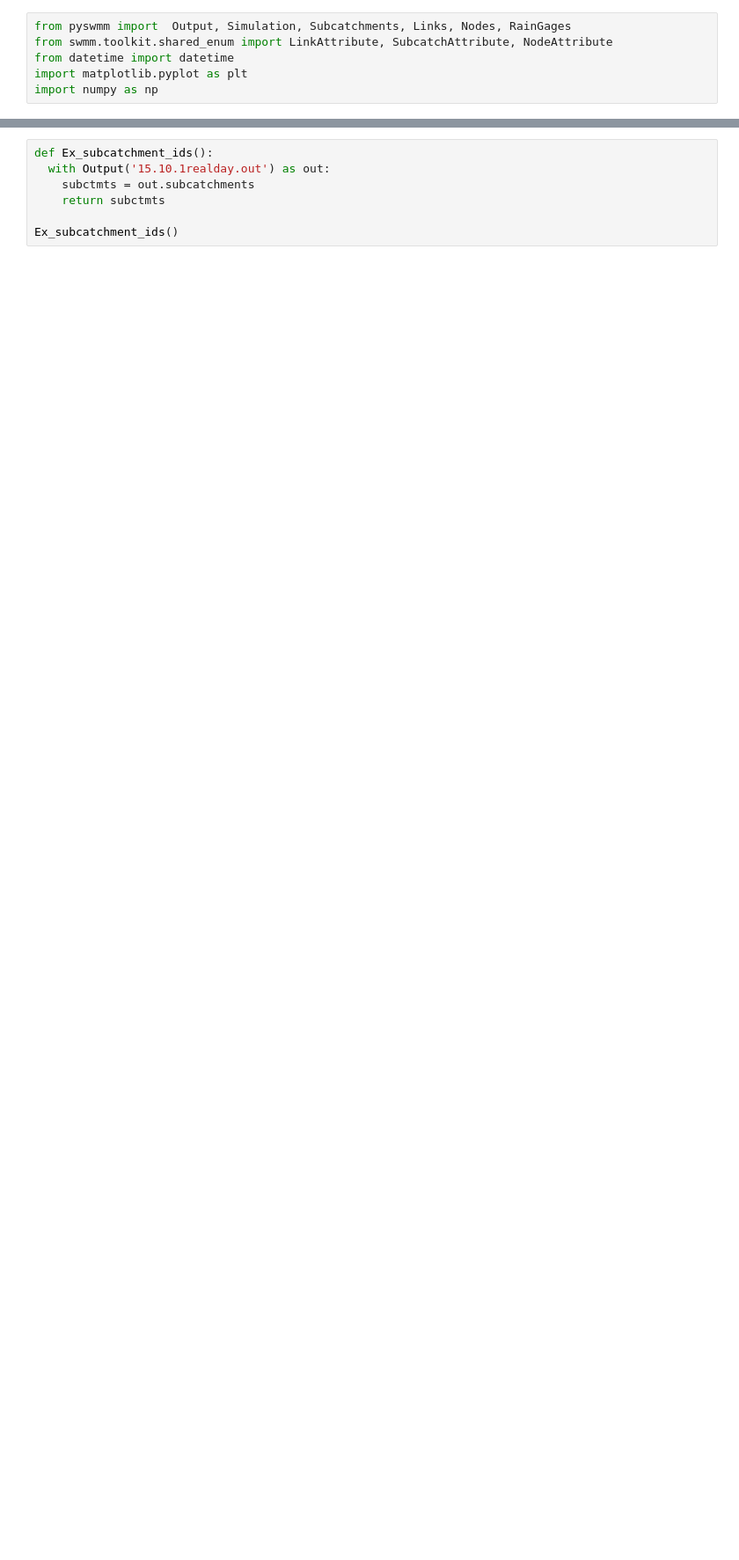
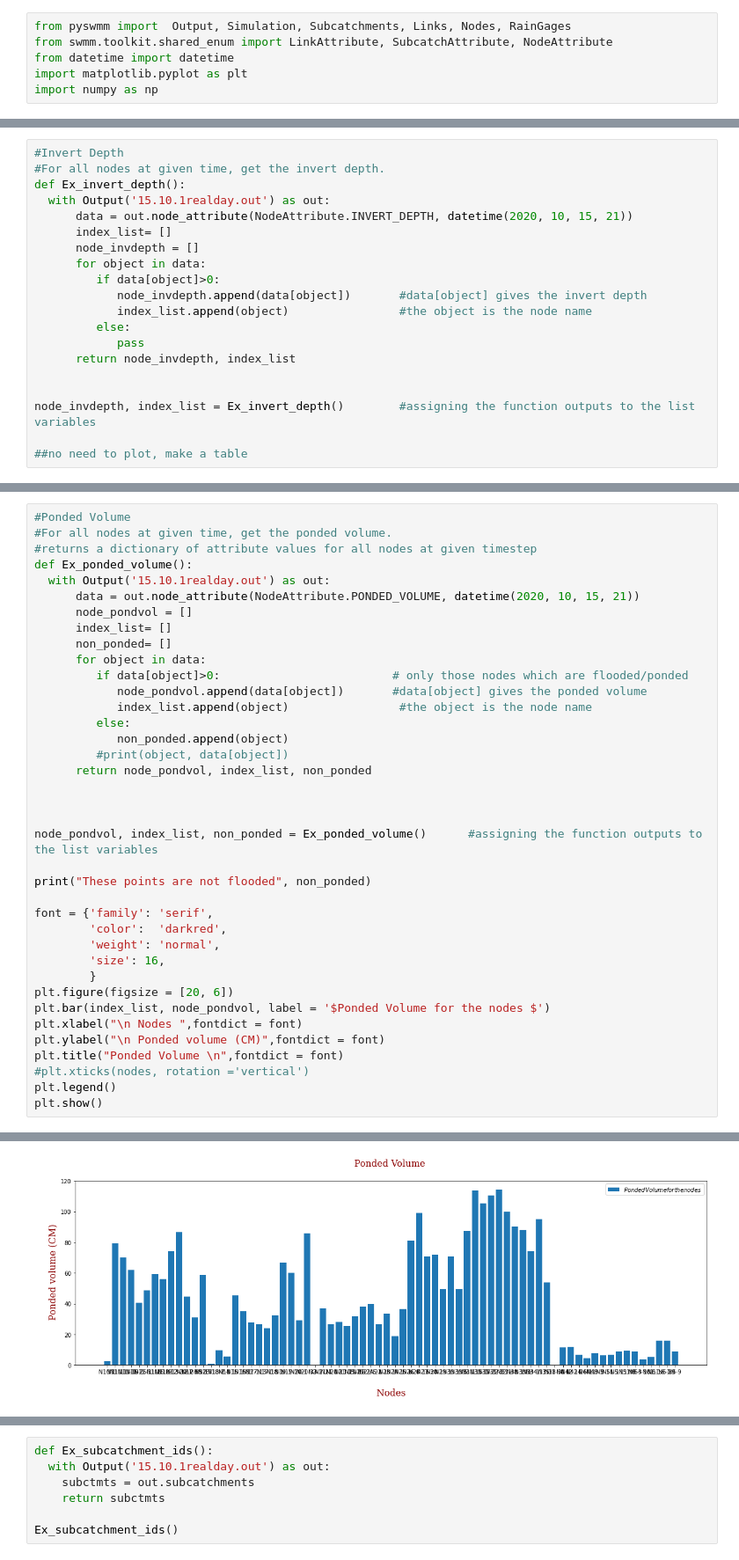
Before and after one commit to sifiso-ncube/thesis, a Jupyter notebook: SWMM_ExtrCode.ipynb, the cells around one changed output, grey strips where cells are left out. Shown: that part at 88% size. Drawn from its saved outputs; the diff is of its cells as text; blank space fills up the shorter version.

```diff
--- a/SWMM_ExtrCode.ipynb
+++ b/SWMM_ExtrCode.ipynb
@@ -26,0 +46,20 @@ import numpy as np
+# %%
+#Invert Depth
+#For all nodes at given time, get the invert depth.
+def Ex_invert_depth():
+  with Output('15.10.1realday.out') as out:
+      data = out.node_attribute(NodeAttribute.INVERT_DEPTH, datetime(2020, 10, 15, 21))
+      index_list= []
+      node_invdepth = []
+      for object in data:
+         if data[object]>0:
+            node_invdepth.append(data[object])       #data[object] gives the invert depth
+            index_list.append(object)                #the object is the node name
+         else:
+            pass
+      return node_invdepth, index_list
+
+
+node_invdepth, index_list = Ex_invert_depth()        #assigning the function outputs to the list variables
+
+##no need to plot, make a table
@@ -26,0 +101,39 @@ import numpy as np
+# %%
+#Ponded Volume
+#For all nodes at given time, get the ponded volume.
+#returns a dictionary of attribute values for all nodes at given timestep
+def Ex_ponded_volume():
+  with Output('15.10.1realday.out') as out:
+      data = out.node_attribute(NodeAttribute.PONDED_VOLUME, datetime(2020, 10, 15, 21))
+      node_pondvol = []
+      index_list= []
+      non_ponded= []
+      for object in data:
+         if data[object]>0:                         # only those nodes which are flooded/ponded
+            node_pondvol.append(data[object])       #data[object] gives the ponded volume
+            index_list.append(object)                #the object is the node name
+         else:
+            non_ponded.append(object)
+         #print(object, data[object])
+      return node_pondvol, index_list, non_ponded
+
+
+
+node_pondvol, index_list, non_ponded = Ex_ponded_volume()      #assigning the function outputs to the list variables
+
+print("These points are not flooded", non_ponded)
+
+font = {'family': 'serif',
+        'color':  'darkred',
+        'weight': 'normal',
+        'size': 16,
+        }
+plt.figure(figsize = [20, 6])
+plt.bar(index_list, node_pondvol, label = '$Ponded Volume for the nodes $')
+plt.xlabel("\n Nodes ",fontdict = font)
+plt.ylabel("\n Ponded volume (CM)",fontdict = font)
+plt.title("Ponded Volume \n",fontdict = font)
+#plt.xticks(nodes, rotation ='vertical')
+plt.legend()
+plt.show()
+# %% [output]
@@ -26,0 +141 @@ import numpy as np
+[figure, added]
```
Also changed, not shown: parts of 69 cells of this notebook.
